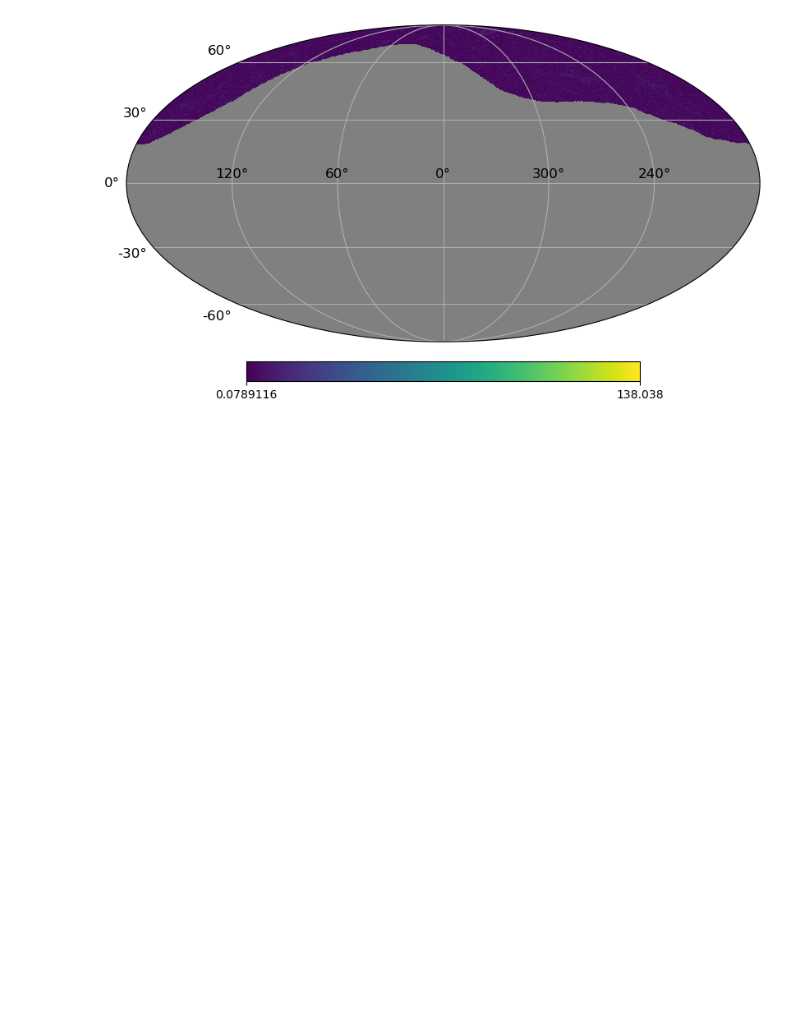
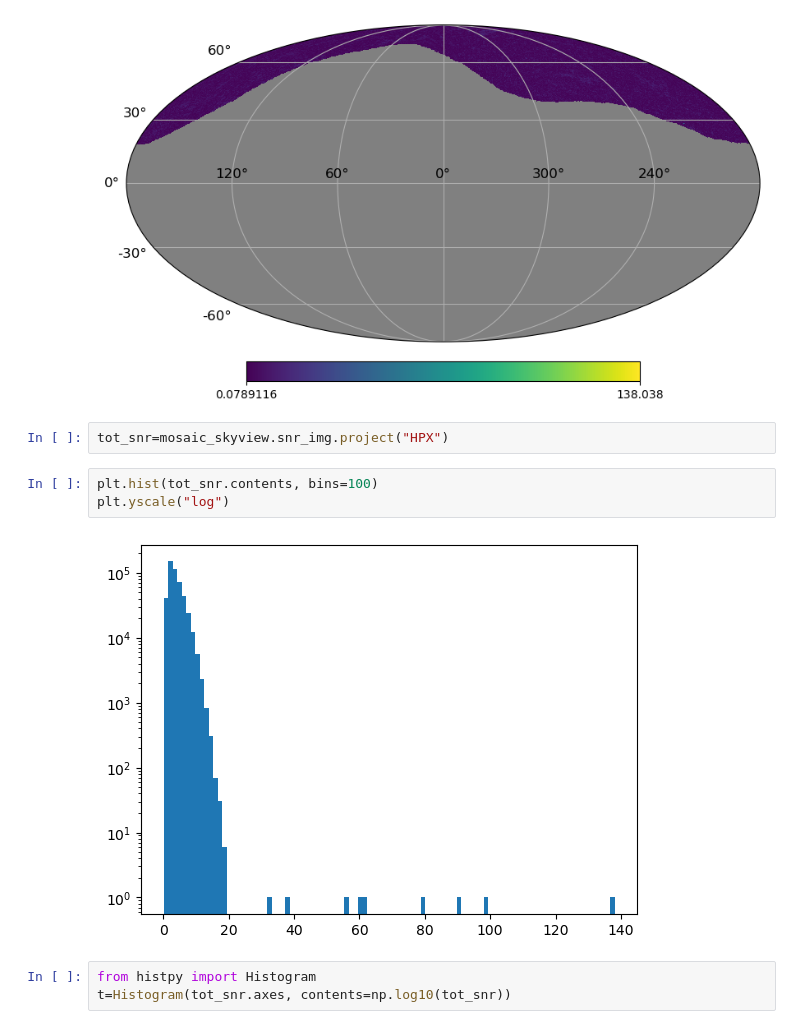
Before and after one commit to parsotat/BatAnalysis, a Jupyter notebook: notebooks/Example_TTE_imaging_data_analysis.ipynb, the cells around one changed output. Saved outputs shown, nothing was run; the diff lists cells and outputs as text; blank space fills up the shorter version.

```diff
--- a/notebooks/Example_TTE_imaging_data_analysis.ipynb
+++ b/notebooks/Example_TTE_imaging_data_analysis.ipynb
@@ -480,3 +480,13 @@ mosaic_skyview.snr_img.plot(coordsys="icrs")
 # %% [output]
 <matplotlib.collections.QuadMesh at 0x...>
 [figure]
+# %%
+tot_snr=mosaic_skyview.snr_img.project("HPX")
+# %%
+plt.hist(tot_snr.contents, bins=100)
+plt.yscale("log")
+# %% [output]
+[figure, added]
+# %%
+from histpy import Histogram
+t=Histogram(tot_snr.axes, contents=np.log10(tot_snr))
```
Also changed, not shown: parts of 10 cells of this notebook, 2 other files.
